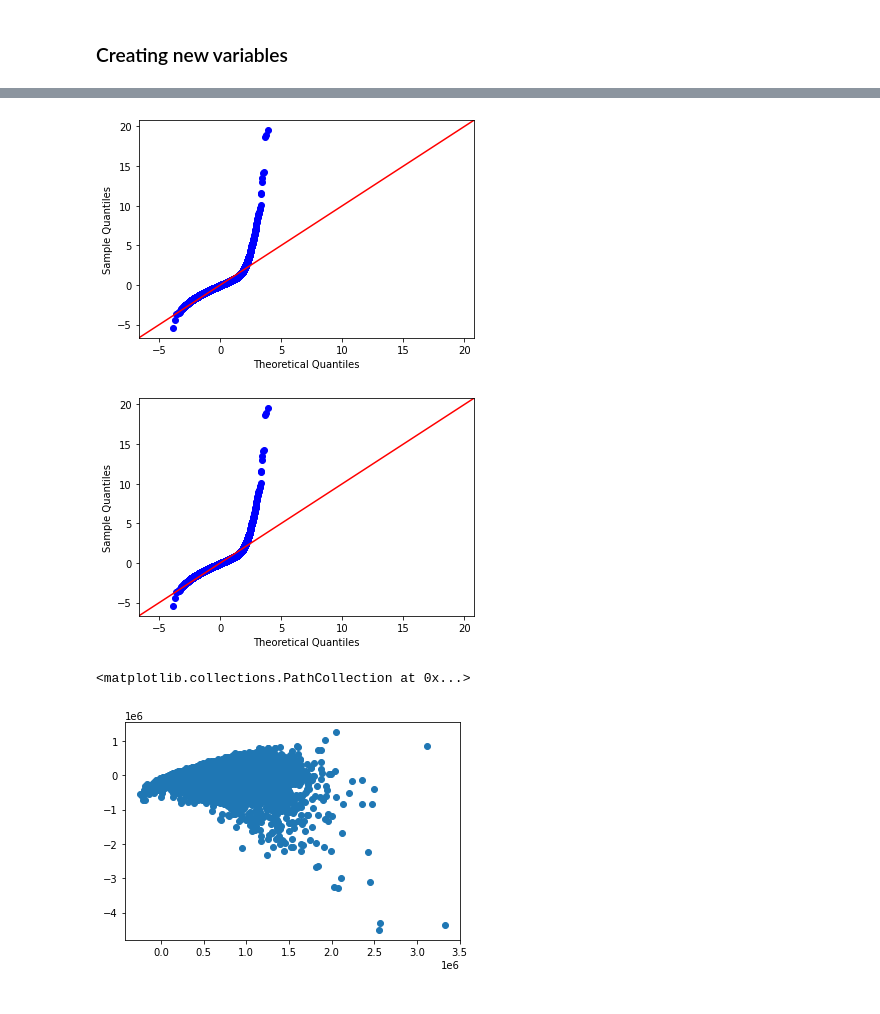
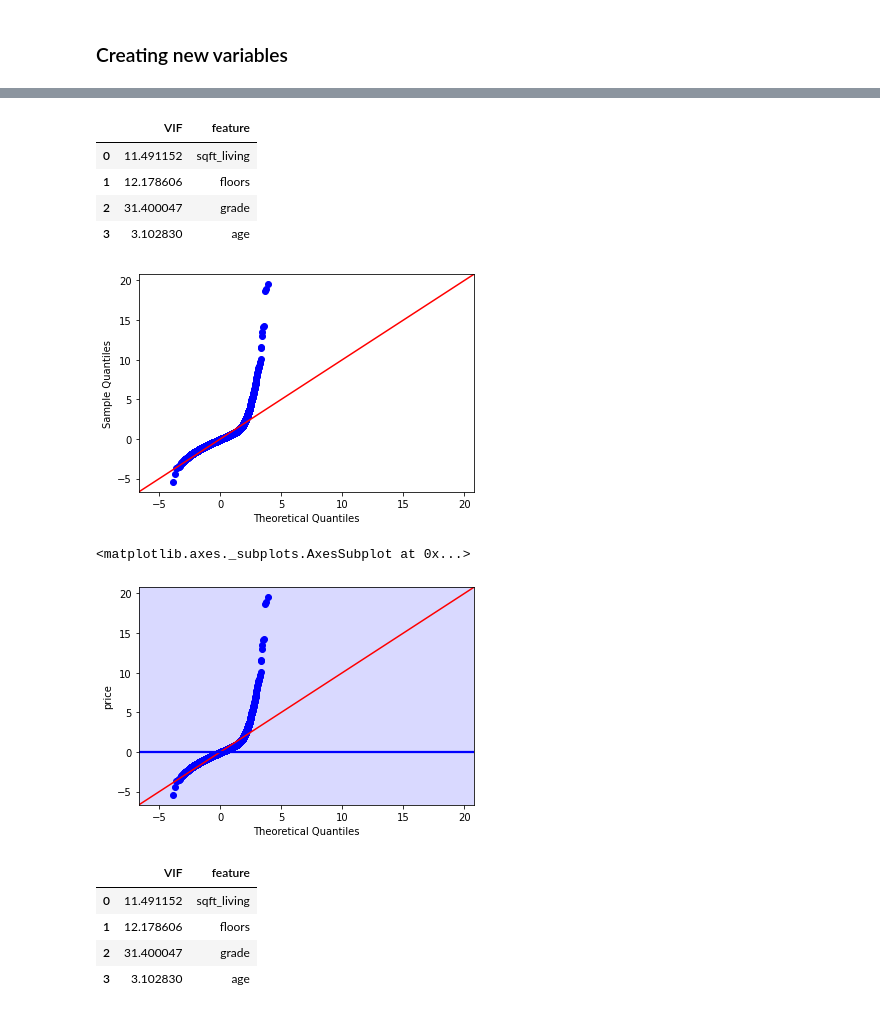
Before and after one commit to kjkahalley/King-County-housing-analysis, a Jupyter notebook: notebooks/exploratory/killian/main_notebook.ipynb, the cells around one changed output, grey strips where cells are left out. Saved outputs shown, nothing was run; the diff lists cells and outputs as text; code cells hidden in the pictures.

Commit message:
Almost done with the assumption checking function. Trying to figure out graph issues

```diff
--- a/notebooks/exploratory/killian/main_notebook.ipynb
+++ b/notebooks/exploratory/killian/main_notebook.ipynb
@@ -117,6 +71,5 @@ df
 # %%
 X = sm.add_constant(df[['sqft_living', 'floors', 'grade', 'age']])
-Y = df['price']
+y = df['price']
 model_1 = sm.OLS(Y, X)
 results = model_1.fit()
-results.summary()
@@ -148,2 +76,4 @@ strong multicollinearity or other numerical problems.
+# %%
+X = df[['sqft_living', 'floors', 'grade', 'age']]
 # %%
 residuals = results.resid
@@ -164,13 +80,21 @@ Length: 21597, dtype: float64
-# %%
-sm.graphics.qqplot(residuals, dist=stats.norm, fit=True, line='45')
-# %% [output]
-[figure, removed]
-[figure, removed]
 # %%
 preds = results.predict()
-# %%
-resids = preds - Y
-plt.scatter(preds, resids)
-# %% [output]
-<matplotlib.collections.PathCollection at 0x...>
-[figure, removed]
+# %%
+def check_model(model, X, y):
+    results = model.fit()
+    residuals = results.resid
+    preds = results.predict()
+    display(vif(X))
+    display(norm_resids(residuals))
+    display(heteroskd(preds, y))
+# %%
+check_model(model_1, X, y)
+# %% [output]
+|  | VIF | feature |
+| 0 | 11.491152 | sqft_living |
+| 1 | 12.178606 | floors |
+| 2 | 31.400047 | grade |
+| 3 | 3.102830 | age |
+[figure, added]
+<matplotlib.axes._subplots.AxesSubplot at 0x...>
+[figure, added]
@@ -176,0 +108,8 @@ plt.scatter(preds, resids)
+# %%
+vif(X)
+# %% [output]
+|  | VIF | feature |
+| 0 | 11.491152 | sqft_living |
+| 1 | 12.178606 | floors |
+| 2 | 31.400047 | grade |
+| 3 | 3.102830 | age |
```
Also changed, not shown: parts of 14 cells of this notebook.
